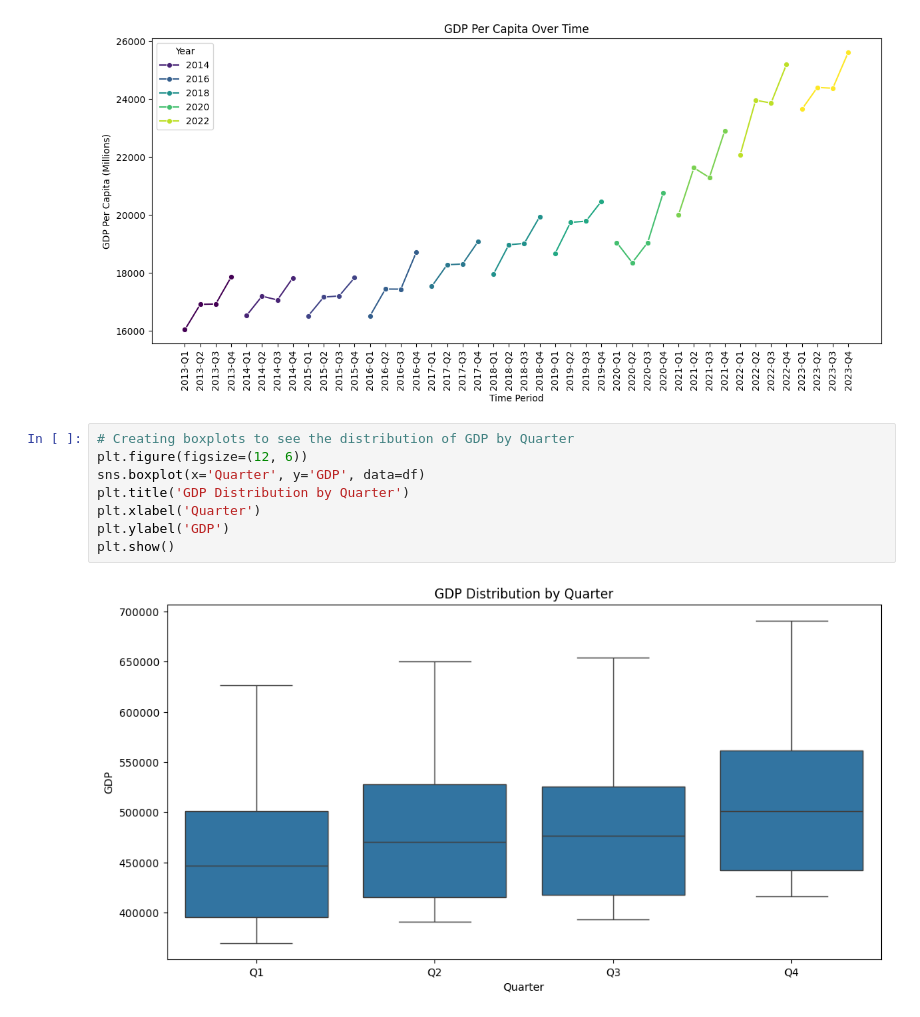
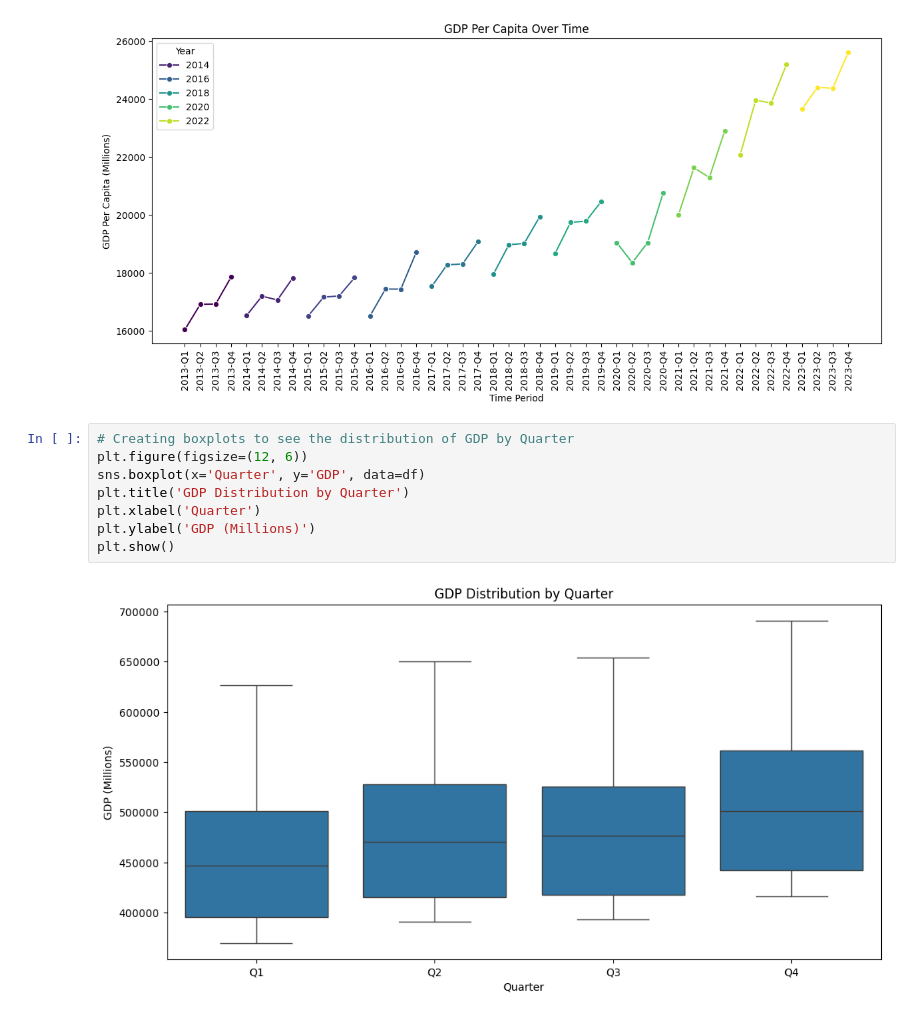
Before and after one commit to z5113296/ZZSC9020-Group-M, a Jupyter notebook: data_discovery/GDP_analysis.ipynb, the cells around one changed output. Cells and saved outputs as stored; diff of their text form.

```diff
--- a/data_discovery/GDP_analysis.ipynb
+++ b/data_discovery/GDP_analysis.ipynb
@@ -66,10 +68,10 @@ plt.show()
 # %%
 # Creating boxplots to see the distribution of GDP by Quarter
 plt.figure(figsize=(12, 6))
 sns.boxplot(x='Quarter', y='GDP', data=df)
 plt.title('GDP Distribution by Quarter')
 plt.xlabel('Quarter')
-plt.ylabel('GDP')
+plt.ylabel('GDP (Millions)')
 plt.show()
 # %% [output]
-[figure, old version]
+[figure, new version]
```
Also changed, not shown: parts of 1 cell of this notebook.
